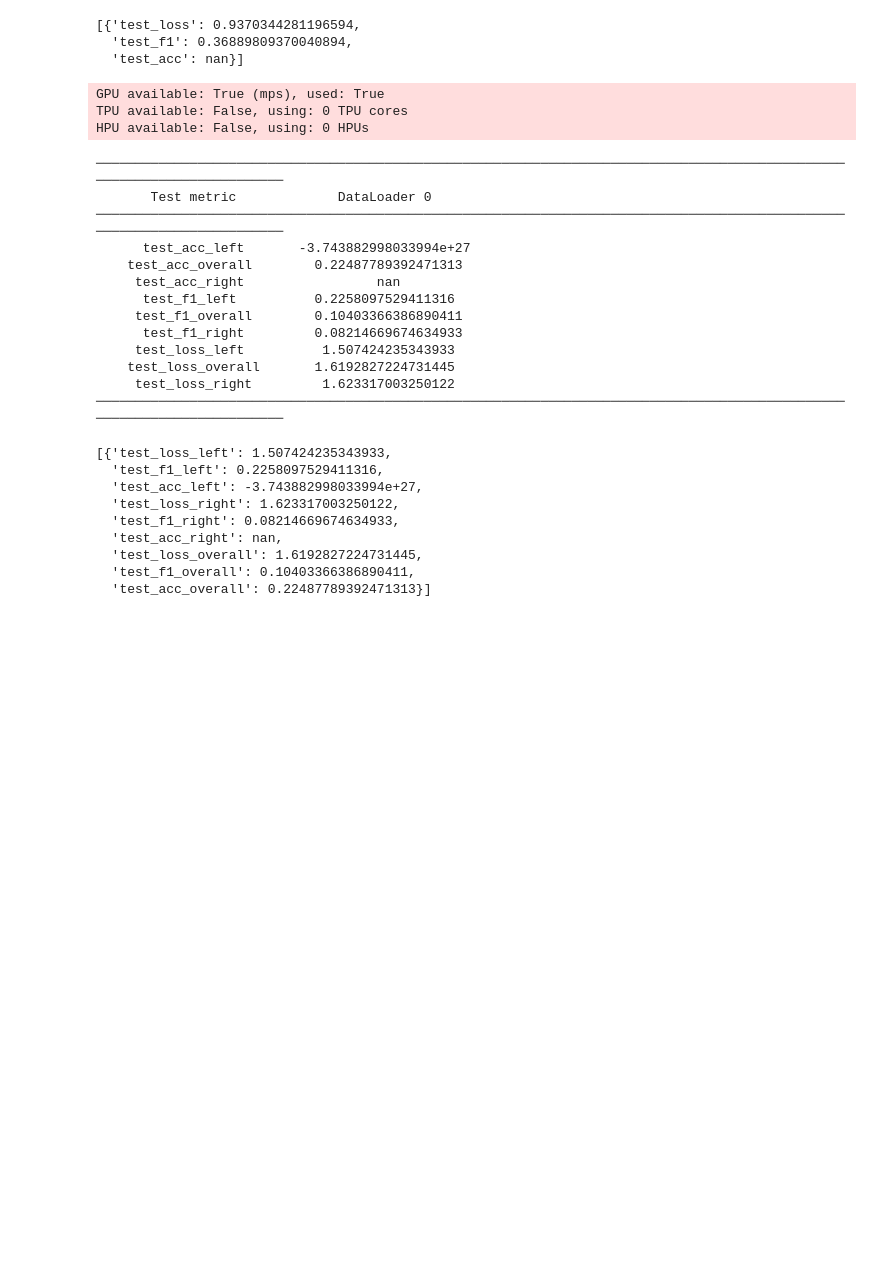
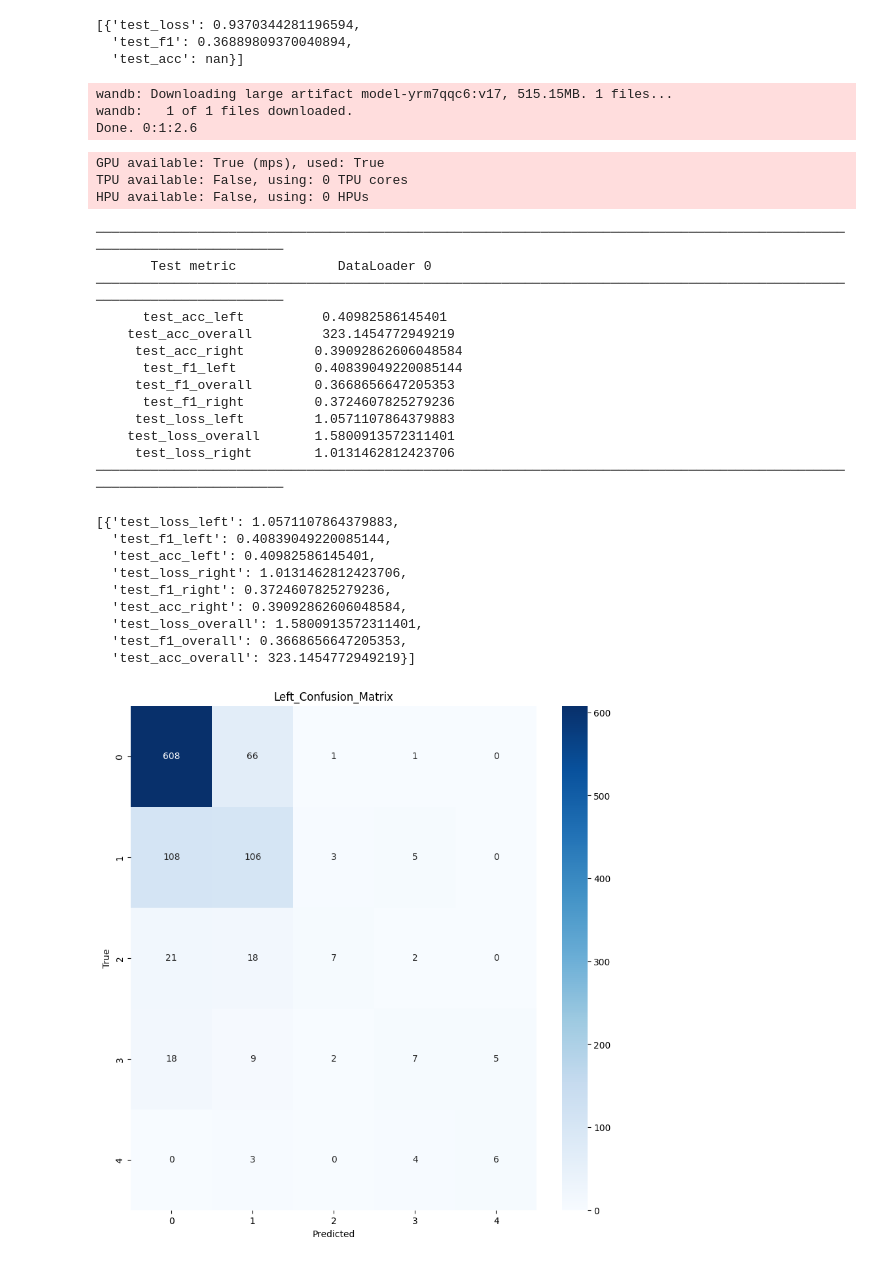
Before and after one commit to hzavadil98/UiT_FYS-8603, a Jupyter notebook: playground.ipynb, the cells around one changed output. Saved outputs shown, nothing was run; the diff lists cells and outputs as text; code cells hidden in the pictures; blank space fills up the shorter version.

```diff
--- a/playground.ipynb
+++ b/playground.ipynb
@@ -316,38 +316,51 @@ HPU available: False, using: 0 HPUs
 [{'test_loss': 0.9370344281196594,
   'test_f1': 0.36889809370040894,
   'test_acc': nan}]
+# %%
+import wandb
+run = wandb.init()
+artifact = run.use_artifact('hzavadil98/Four_view_two_branch_model/model-yrm7qqc6:v17', type='model')
+artifact_dir = artifact.download()
+# %% [output]
+wandb: Downloading large artifact model-yrm7qqc6:v17, 515.15MB. 1 files...
+wandb:   1 of 1 files downloaded.
+Done. 0:1:2.6
 # %%
-model1 = Four_view_two_branch_model(num_class = 5, weights_file = 'checkpoints/feasible-deluge-32.ckpt')
+#model1 = Four_view_two_branch_model(num_class = 5, weights_file = 'checkpoints/One_view_resnet.ckpt')
+#model1 = Four_view_two_branch_model.load_from_checkpoint("checkpoints/4v2b_best_epoch-epoch=08.ckpt")
+model1 = Four_view_two_branch_model.load_from_checkpoint('artifacts/model-yrm7qqc6:v17/model.ckpt')
+
 train_transform = T.Compose([T.ToImage(), T.ToDtype(torch.float32, scale=True), T.Normalize(mean=[781.0543, 781.0543, 781.0543],std=[1537.8235, 1537.8235, 1537.8235]),T.RandomHorizontalFlip(p=0.5),T.RandomVerticalFlip(p=0.5)])
 transform = T.Compose([T.ToImage(),T.ToDtype(torch.float32, scale=True),T.Normalize(mean=[781.0543, 781.0543, 781.0543],std=[1537.8235, 1537.8235, 1537.8235],),])
 dataloader = Patient_Cancer_Dataloader(root_folder="/Users/jazav7774/Library/CloudStorage/OneDrive-UiTOffice365/Data/Mammo/", annotation_csv="modified_breast-level_annotations.csv", imagefolder_path="New_512", batch_size=64, num_workers=8, train_transform=train_transform, transform=transform)
 
-trainer = pl.Trainer(max_epochs=100,accelerator='mps',devices=1,)
+trainer = pl.Trainer(max_epochs=100,accelerator='mps',devices=1)
 
 trainer.test(model1, dataloader)
 # %% [output]
 GPU available: True (mps), used: True
 TPU available: False, using: 0 TPU cores
 HPU available: False, using: 0 HPUs
 ────────────────────────────────────────────────────────────────────────────────────────────────────────────────────────
        Test metric             DataLoader 0
 ────────────────────────────────────────────────────────────────────────────────────────────────────────────────────────
-      test_acc_left       -3.743882998033994e+27
-    test_acc_overall        0.22487789392471313
-     test_acc_right                 nan
-      test_f1_left          0.2258097529411316
-     test_f1_overall        0.10403366386890411
-      test_f1_right         0.08214669674634933
-     test_loss_left          1.507424235343933
-    test_loss_overall       1.6192827224731445
-     test_loss_right         1.623317003250122
+      test_acc_left          0.40982586145401
+    test_acc_overall         323.1454772949219
+     test_acc_right         0.39092862606048584
+      test_f1_left          0.40839049220085144
+     test_f1_overall        0.3668656647205353
+      test_f1_right         0.3724607825279236
+     test_loss_left         1.0571107864379883
+    test_loss_overall       1.5800913572311401
+     test_loss_right        1.0131462812423706
 ────────────────────────────────────────────────────────────────────────────────────────────────────────────────────────
-[{'test_loss_left': 1.507424235343933,
-  'test_f1_left': 0.2258097529411316,
-  'test_acc_left': -3.743882998033994e+27,
-  'test_loss_right': 1.623317003250122,
-  'test_f1_right': 0.08214669674634933,
-  'test_acc_right': nan,
-  'test_loss_overall': 1.6192827224731445,
-  'test_f1_overall': 0.10403366386890411,
-  'test_acc_overall': 0.22487789392471313}]
+[{'test_loss_left': 1.0571107864379883,
+  'test_f1_left': 0.40839049220085144,
+  'test_acc_left': 0.40982586145401,
+  'test_loss_right': 1.0131462812423706,
+  'test_f1_right': 0.3724607825279236,
+  'test_acc_right': 0.39092862606048584,
+  'test_loss_overall': 1.5800913572311401,
+  'test_f1_overall': 0.3668656647205353,
+  'test_acc_overall': 323.1454772949219}]
+[figure, added]
```
Also changed, not shown: parts of 2 cells of this notebook, 3 other files.
